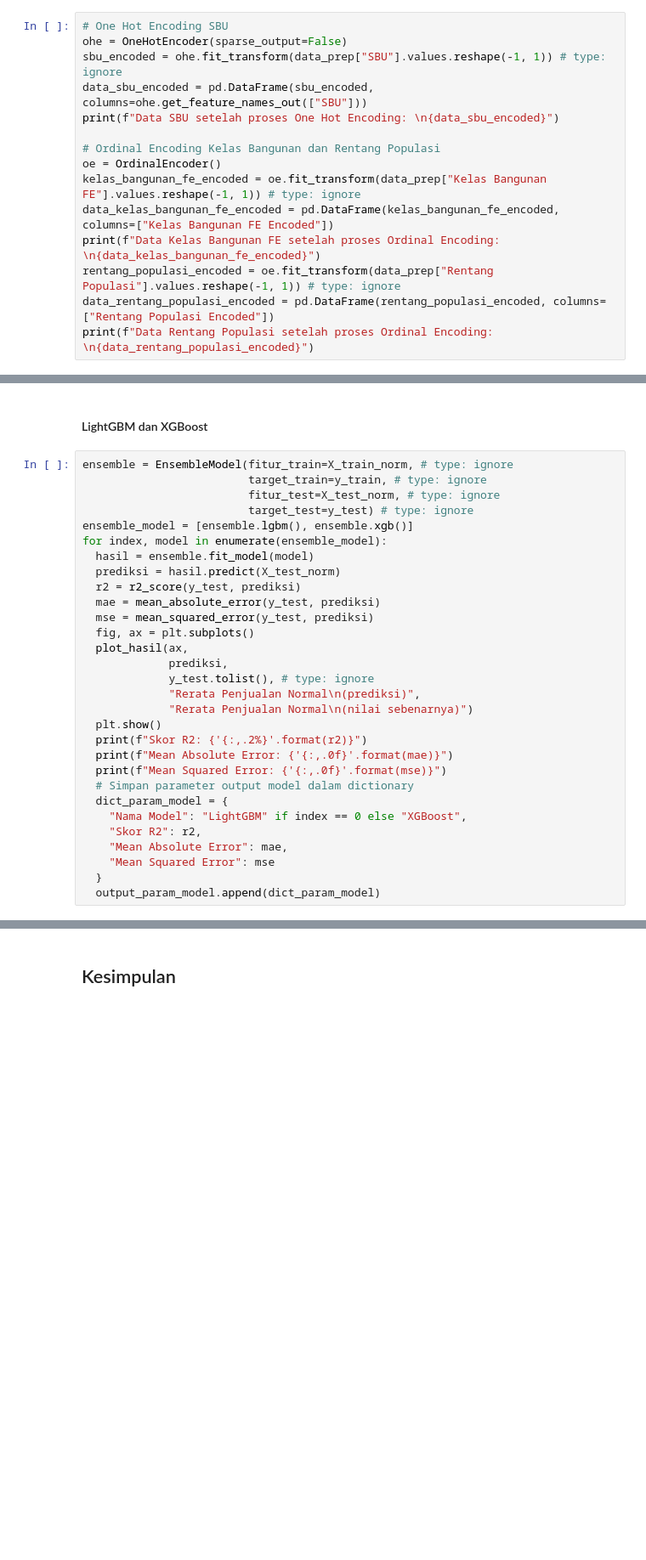
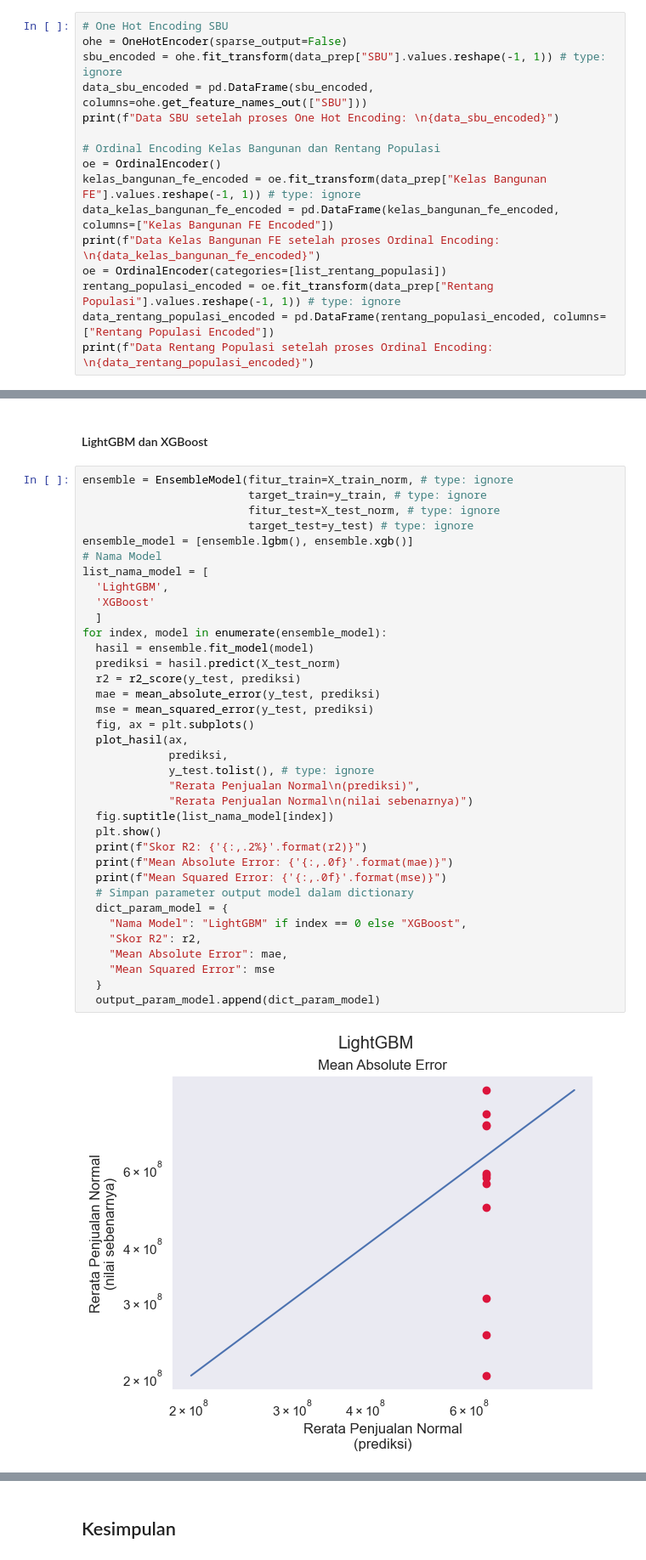
Before and after one commit to johanesPao/store_average_sales_model, a Jupyter notebook: model.ipynb, the cells around one changed output, grey strips where cells are left out. Shown at 85% size. Drawn from its saved outputs; the diff is of its cells as text; blank space fills up the shorter version.

```diff
--- a/model.ipynb
+++ b/model.ipynb
@@ -367,6 +628,7 @@ oe = OrdinalEncoder()
 kelas_bangunan_fe_encoded = oe.fit_transform(data_prep["Kelas Bangunan FE"].values.reshape(-1, 1)) # type: ignore
 data_kelas_bangunan_fe_encoded = pd.DataFrame(kelas_bangunan_fe_encoded, columns=["Kelas Bangunan FE Encoded"])
 print(f"Data Kelas Bangunan FE setelah proses Ordinal Encoding: \n{data_kelas_bangunan_fe_encoded}")
+oe = OrdinalEncoder(categories=[list_rentang_populasi])
 rentang_populasi_encoded = oe.fit_transform(data_prep["Rentang Populasi"].values.reshape(-1, 1)) # type: ignore
 data_rentang_populasi_encoded = pd.DataFrame(rentang_populasi_encoded, columns=["Rentang Populasi Encoded"])
 print(f"Data Rentang Populasi setelah proses Ordinal Encoding: \n{data_rentang_populasi_encoded}")
@@ -786,30 +1309,38 @@ for index, model in enumerate(sk_model):
 # %%
 ensemble = EnsembleModel(fitur_train=X_train_norm, # type: ignore
                          target_train=y_train, # type: ignore
                          fitur_test=X_test_norm, # type: ignore
                          target_test=y_test) # type: ignore
 ensemble_model = [ensemble.lgbm(), ensemble.xgb()]
+# Nama Model
+list_nama_model = [
+  'LightGBM',
+  'XGBoost'
+  ]
 for index, model in enumerate(ensemble_model):
   hasil = ensemble.fit_model(model)
   prediksi = hasil.predict(X_test_norm)
   r2 = r2_score(y_test, prediksi)
   mae = mean_absolute_error(y_test, prediksi)
   mse = mean_squared_error(y_test, prediksi)
   fig, ax = plt.subplots()
   plot_hasil(ax,
              prediksi,
              y_test.tolist(), # type: ignore
              "Rerata Penjualan Normal\n(prediksi)",
              "Rerata Penjualan Normal\n(nilai sebenarnya)")
+  fig.suptitle(list_nama_model[index])
   plt.show()
   print(f"Skor R2: {'{:,.2%}'.format(r2)}")
   print(f"Mean Absolute Error: {'{:,.0f}'.format(mae)}")
   print(f"Mean Squared Error: {'{:,.0f}'.format(mse)}")
   # Simpan parameter output model dalam dictionary
   dict_param_model = {
     "Nama Model": "LightGBM" if index == 0 else "XGBoost",
     "Skor R2": r2,
     "Mean Absolute Error": mae,
     "Mean Squared Error": mse
   }
   output_param_model.append(dict_param_model)
+# %% [output]
+[figure, added]
```
Also changed, not shown: parts of 39 cells of this notebook, 30 other files.
